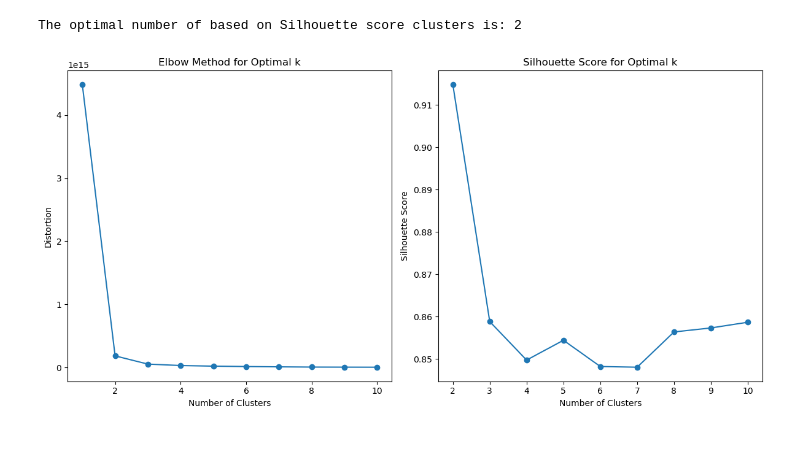
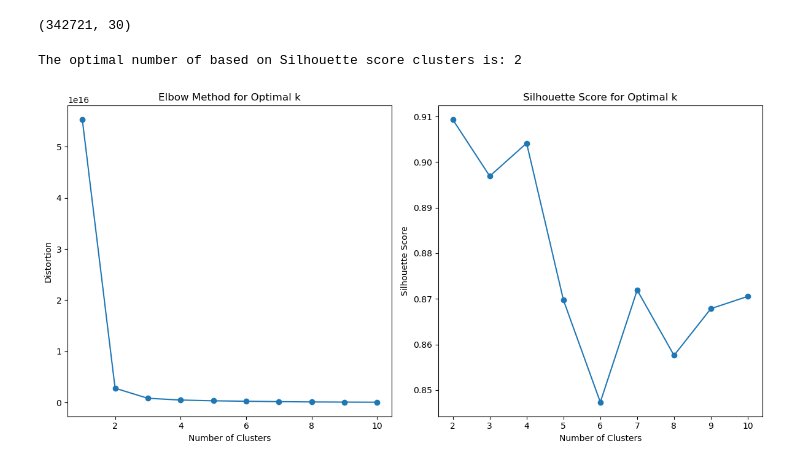
Before and after one commit to adilmukhtar-tugraz/fdd-buildings, a Jupyter notebook: Cluster Analysis.ipynb, the cells around one changed output. Drawn from its saved outputs; the diff is of its cells as text; code cells hidden in the pictures.

```diff
--- a/Cluster Analysis.ipynb
+++ b/Cluster Analysis.ipynb
@@ -210,12 +210,17 @@ def visualize_dbscan(X, model, visualization_method='scatter'):
 
     return labels, scaler
 # %%
-test_start_data = '2018-11-01 00:00:00'
-resampling_freq = '1H'
+
+test_start_date = '2018-10-01 00:00:00'
+test_end_date = '2018-11-30 23:59:00'
+
+resampling_freq = '5T'
 df_faulty = pd.DataFrame()
 base_dir = 'dataset\\LBNL_FDD_Dataset_SDAHU\\'
 for c, file in enumerate(os.listdir(base_dir)):
-    df_temp = load_data(file)
-    df_temp = df_temp[test_start_data :]
-    df_temp_resampled = df_temp.resample(resampling_freq).mean()
-    df_faulty = pd.concat([df_faulty, df_temp_resampled])
+    if c>0: # to load only faulty files, i.e., excluding AHU_annual.csv
+        print(file)
+        df_temp = load_data(file)
+        df_temp = df_temp[test_start_date : test_end_date]
+        df_temp_resampled = df_temp.resample(resampling_freq).mean()
+        df_faulty = pd.concat([df_faulty, df_temp_resampled])
@@ -222,7 +248,11 @@ for c, file in enumerate(os.listdir(base_dir)):
+# %%
+df_faulty.shape
+# %% [output]
+(342721, 30)
 # %%
-plot_elbow_silhouette(X = df_faulty.values)
+plot_elbow_silhouette(X = df_faulty.values, subsample_size=10000)
 # %% [output]
 The optimal number of based on Silhouette score clusters is: 2
-[figure, old version]
+[figure, new version]
 # %%
 model_dbscan = tune_dbscan(df_faulty.values)
```
Also changed, not shown: parts of 7 cells of this notebook, 4 other files.
